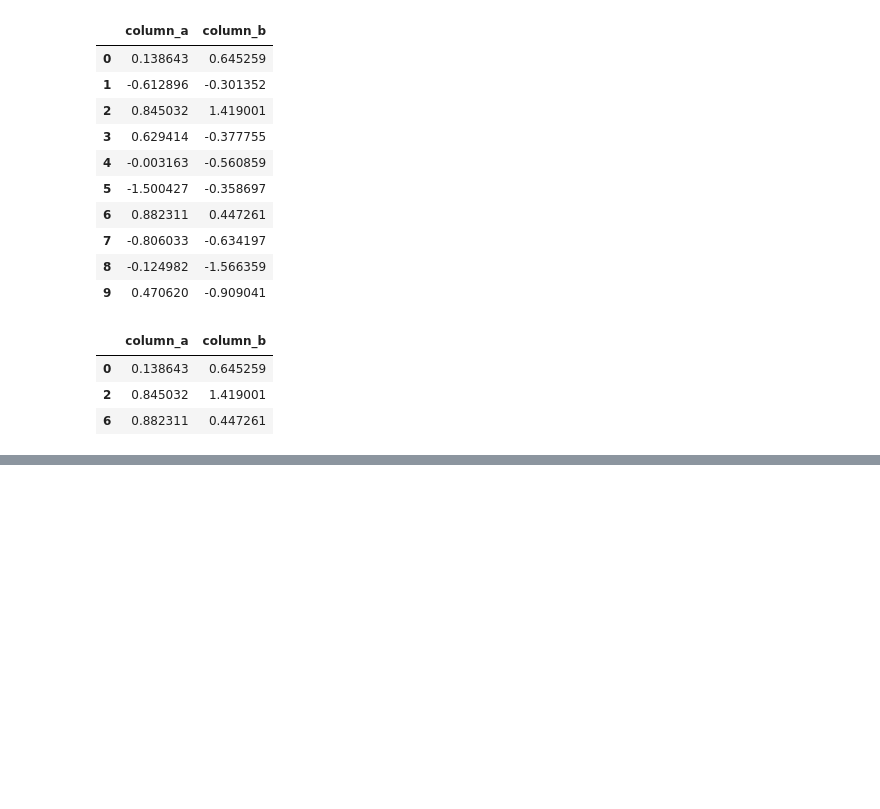
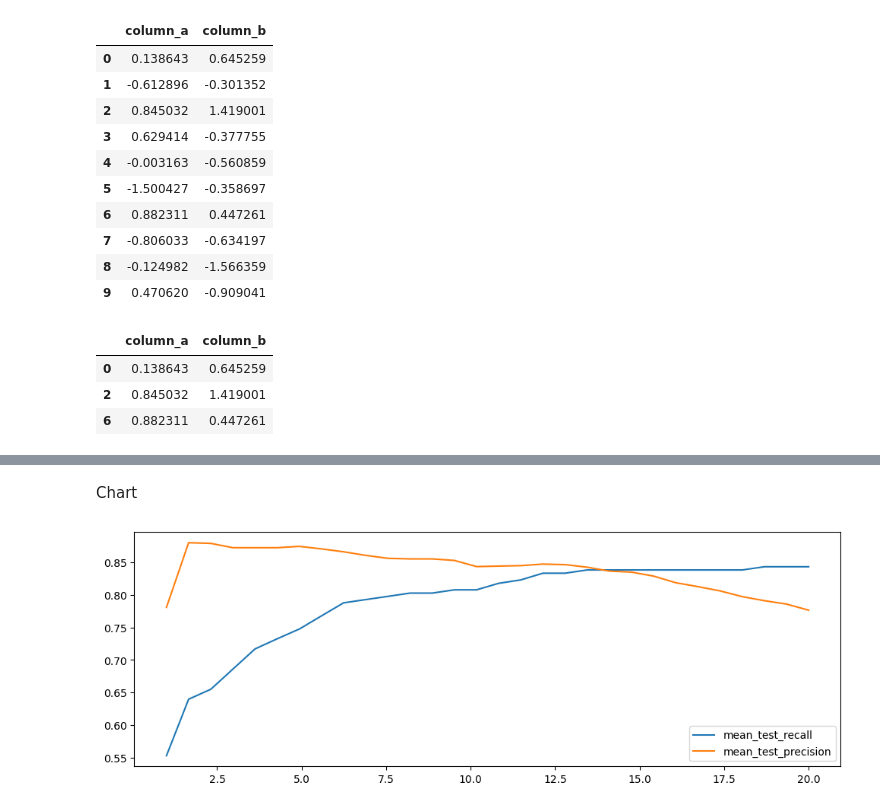
Before and after one commit to Yaxin12/Text-Mining, a Jupyter notebook: Calmcode/Calmcode5.ipynb, the cells around one changed output, grey strips where cells are left out. Saved outputs shown, nothing was run; the diff lists cells and outputs as text; code cells hidden in the pictures; blank space fills up the shorter version.

```diff
--- a/Calmcode/Calmcode5.ipynb
+++ b/Calmcode/Calmcode5.ipynb
@@ -127,0 +150,4 @@ df.loc[lambda d: d['column_b'] > 0]
+# %%
+X = df.drop(columns=['Time', 'Amount', 'Class']).values
+y = df['Class'].values
+f"Shapes of X={X.shape} y={y.shape}, #Fraud Cases={y.sum()}"
@@ -127,0 +158,5 @@ df.loc[lambda d: d['column_b'] > 0]
+# %%
+from sklearn.linear_model import LogisticRegression
+
+mod = LogisticRegression(class_weight={0: 1, 1: 2}, max_iter=1000)
+mod.fit(X, y).predict(X).sum()
@@ -127,0 +167,11 @@ df.loc[lambda d: d['column_b'] > 0]
+# %%
+from sklearn.model_selection import GridSearchCV
+from sklearn.metrics import precision_score, recall_score, make_scorer
+
+grid = GridSearchCV(
+    estimator=LogisticRegression(max_iter=1000),
+    param_grid={'class_weight': [{0: 1, 1: v} for v in range(1, 4)]},
+    cv=4,
+    n_jobs=-1
+)
+grid.fit(X, y);
@@ -127,0 +187,26 @@ df.loc[lambda d: d['column_b'] > 0]
+# %% [markdown]
+Chart
+# %%
+from sklearn.model_selection import GridSearchCV
+
+grid = GridSearchCV(
+    estimator=LogisticRegression(max_iter=1000),
+    param_grid={'class_weight': [{0: 1, 1: v} for v in np.linspace(1, 20, 30)]},
+    scoring={'precision': make_scorer(precision_score), 'recall': make_scorer(recall_score)},
+    refit='precision',
+    return_train_score=True,
+    cv=10,
+    n_jobs=-1
+)
+grid.fit(X, y);
+# %%
+#test result
+plt.figure(figsize=(12, 4))
+df_results = pd.DataFrame(grid.cv_results_)
+for score in ['mean_test_recall', 'mean_test_precision']:
+    plt.plot([_[1] for _ in df_results['param_class_weight']],
+            df_results[score],
+            label=score)
+plt.legend();
+# %% [output]
+[figure, added]
```
Also changed, not shown: parts of 18 cells of this notebook.
